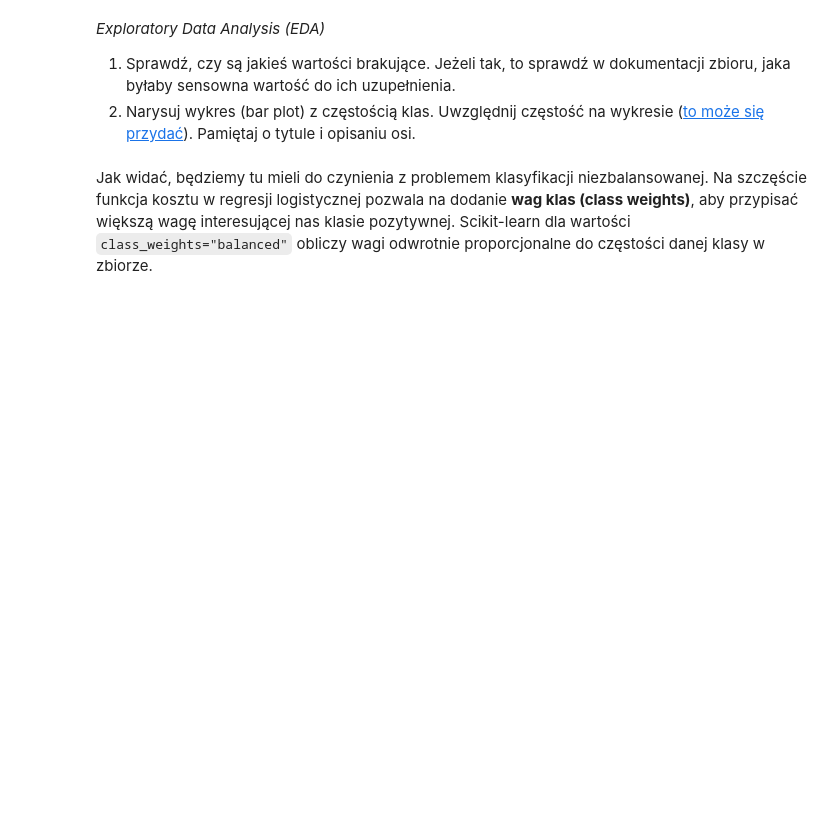
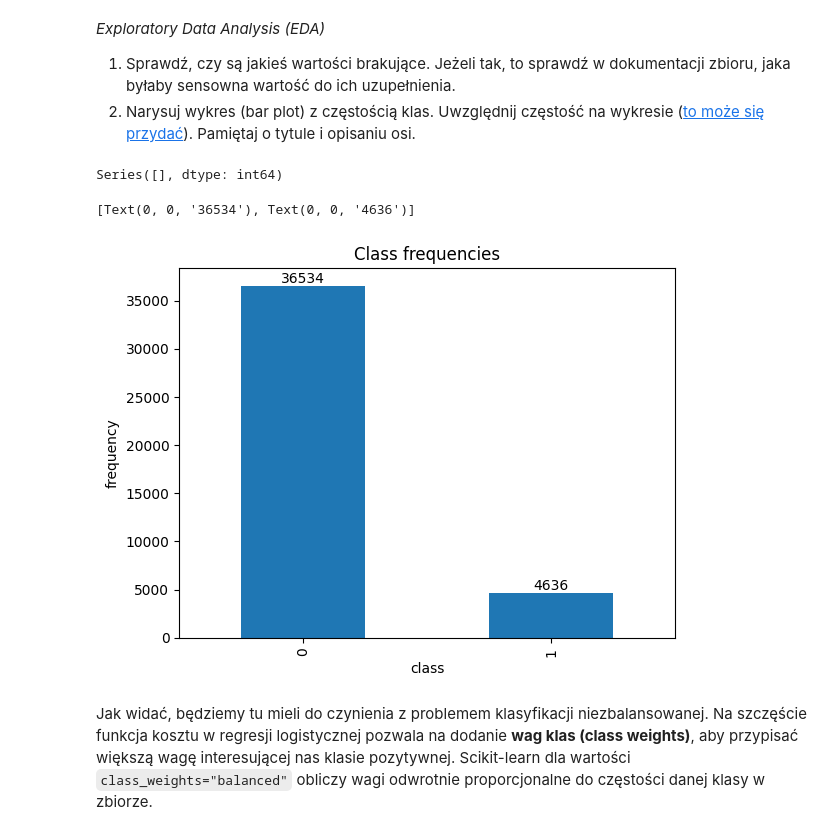
Before and after one commit to Magmusacy/sztuczna-inteligencja, a Jupyter notebook: lab1/lab_1.ipynb, the cells around one changed output. Cells and saved outputs as stored; diff of their text form; code cells hidden in the pictures; blank space fills up the shorter version.

```diff
--- a/lab1/lab_1.ipynb
+++ b/lab1/lab_1.ipynb
@@ -1094,3 +1160,16 @@ y_mapping = {
+# %%
+df = pd.read_csv("bank_marketing_data.csv", sep=";")
+
+df = df.loc[df["education"] != "illiterate"]
+df = df.drop(columns=["default", "duration", "pdays", "poutcome"], axis=1)
+df = df.replace({
+    "education": education_mapping,
+    "contact": contact_mapping,
+    "month": month_mapping,
+    "day_of_week": day_of_week_mapping,
+    "y": y_mapping})
+
+y = df.pop("y")
 # %%
 assert 'default' not in df.columns
 assert 'duration' not in df.columns
@@ -1130,3 +1205,22 @@ y = y.astype({"y": np.int64})
+# %%
+# plot missing values
+null_values = df.isnull().sum()
+null_values = null_values[null_values > 0]
+null_values
+# There are no null values
+# %% [output]
+Series([], dtype: int64)
+# %%
+# plot class frequencies
+counts = y.value_counts()
+ax = counts.plot.bar()
+ax.set_ylabel("frequency")
+ax.set_xlabel("class")
+ax.set_title("Class frequencies")
+ax.bar_label(ax.containers[0])
+# %% [output]
+[Text(0, 0, '36534'), Text(0, 0, '4636')]
+[figure, added]
 # %% [markdown]
 Jak widać, będziemy tu mieli do czynienia z problemem klasyfikacji niezbalansowanej. Na szczęście funkcja kosztu w regresji logistycznej pozwala na dodanie **wag klas (class weights)**, aby przypisać większą wagę interesującej nas klasie pozytywnej. Scikit-learn dla wartości `class_weights="balanced"` obliczy wagi odwrotnie proporcjonalne do częstości danej klasy w zbiorze.
 # %% [markdown]
```
Also changed, not shown: parts of 24 cells of this notebook, 1 other file.
